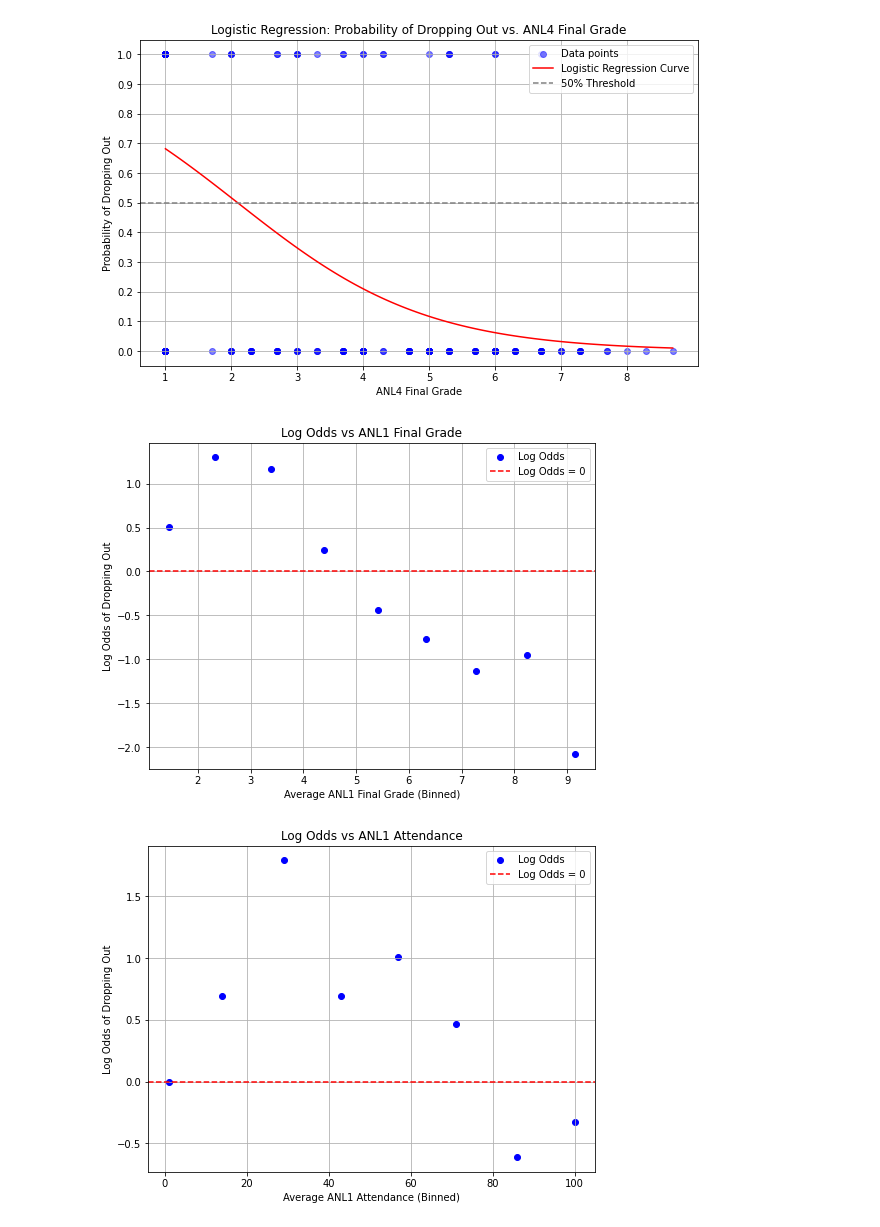
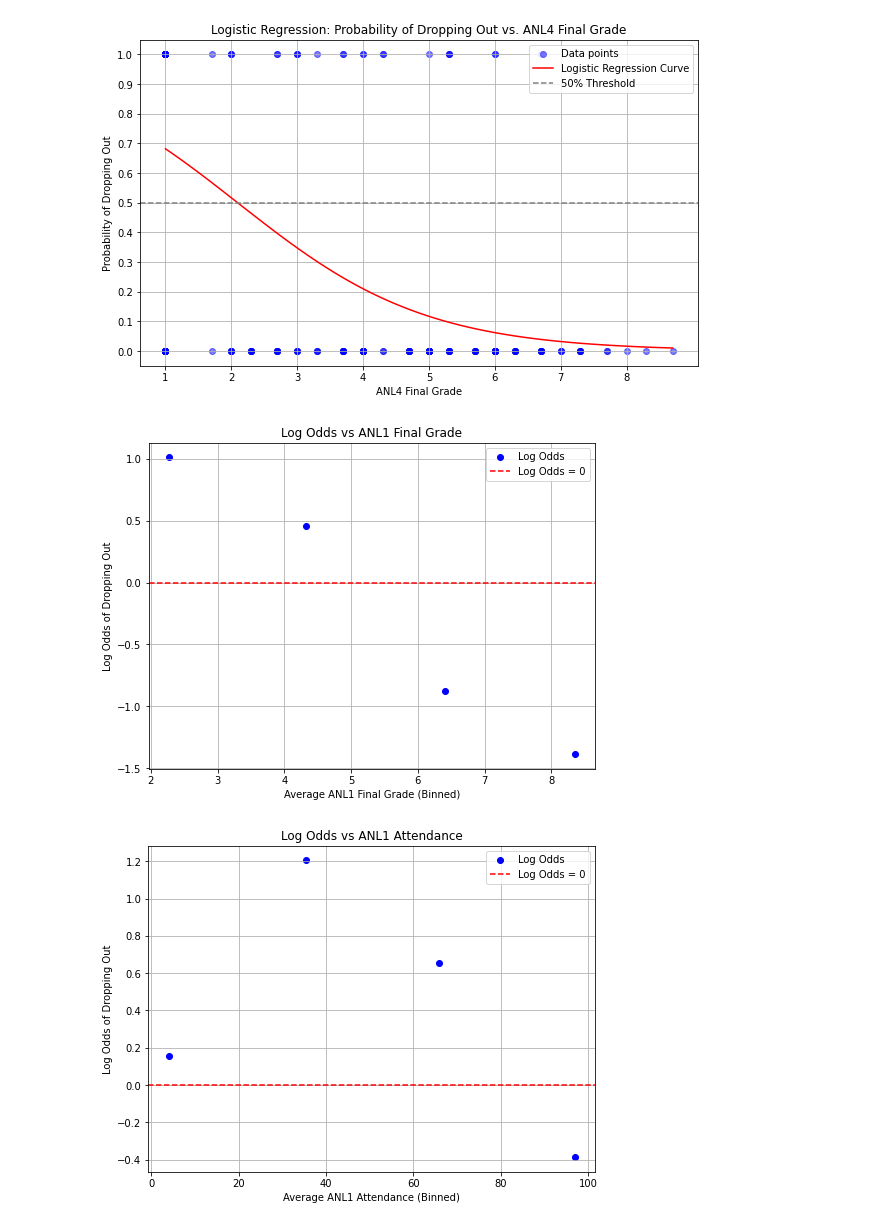
Before and after one commit to JQ69420/DsAnalysisProject, a Jupyter notebook: notebooks/correlation.ipynb, the cells around one changed output. Drawn from its saved outputs; the diff is of its cells as text; code cells hidden in the pictures.

```diff
--- a/notebooks/correlation.ipynb
+++ b/notebooks/correlation.ipynb
@@ -352,35 +352,35 @@ df = pd.read_excel(student_file)
 # Fill missing values
 df['ANL1 Final Grade'] = df['ANL1 Final Grade'].fillna(1)
 
 # Map dropout status to binary
 df['dropped_out_binary'] = df['dropped out'].map({'yes': 1, 'no': 0})
 
 # Bin the independent variable
-bins = np.linspace(df['ANL1 Final Grade'].min(), df['ANL1 Final Grade'].max(), 10)
+bins = np.linspace(df['ANL1 Final Grade'].min(), df['ANL1 Final Grade'].max(), 5)
 df['grade_bin'] = pd.cut(df['ANL1 Final Grade'], bins)
 
 # Calculate average grade, dropout probability, and log odds per bin
 bin_summary = df.groupby('grade_bin').agg(
     avg_grade=('ANL1 Final Grade', 'mean'),
     dropout_rate=('dropped_out_binary', 'mean')
 ).dropna()
 
 # Avoid divide-by-zero errors by adjusting probabilities
 bin_summary['dropout_rate'] = bin_summary['dropout_rate'].clip(0.001, 0.999)
 bin_summary['log_odds'] = np.log(bin_summary['dropout_rate'] / (1 - bin_summary['dropout_rate']))
 
 # Plot the results
 plt.figure(figsize=(8, 6))
 plt.scatter(bin_summary['avg_grade'], bin_summary['log_odds'], color='blue', label='Log Odds')
 plt.xlabel('Average ANL1 Final Grade (Binned)')
 plt.ylabel('Log Odds of Dropping Out')
 plt.title('Log Odds vs ANL1 Final Grade')
 plt.axhline(0, color='red', linestyle='--', label='Log Odds = 0')
 plt.legend()
 plt.grid()
 plt.show()
 # %% [output]
-[figure, old version]
+[figure, new version]
 # %%
 import os
 import pandas as pd
@@ -398,7 +398,7 @@ df['ANL1 Attendance'] = df['ANL1 Attendance'].fillna(1)
 df['dropped_out_binary'] = df['dropped out'].map({'yes': 1, 'no': 0})
 
 # Bin the independent variable (ANL1 Attendance)
-bins = np.linspace(df['ANL1 Attendance'].min(), df['ANL1 Attendance'].max(), 15)
+bins = np.linspace(df['ANL1 Attendance'].min(), df['ANL1 Attendance'].max(), 5)
 df['attendance_bin'] = pd.cut(df['ANL1 Attendance'], bins)
 
 # Calculate average attendance, dropout probability, and log odds per bin
@@ -422,4 +422,4 @@ plt.legend()
 plt.grid()
 plt.show()
 # %% [output]
-[figure, old version]
+[figure, new version]
```
Also changed, not shown: parts of 1 cell of this notebook, 8 other files.
